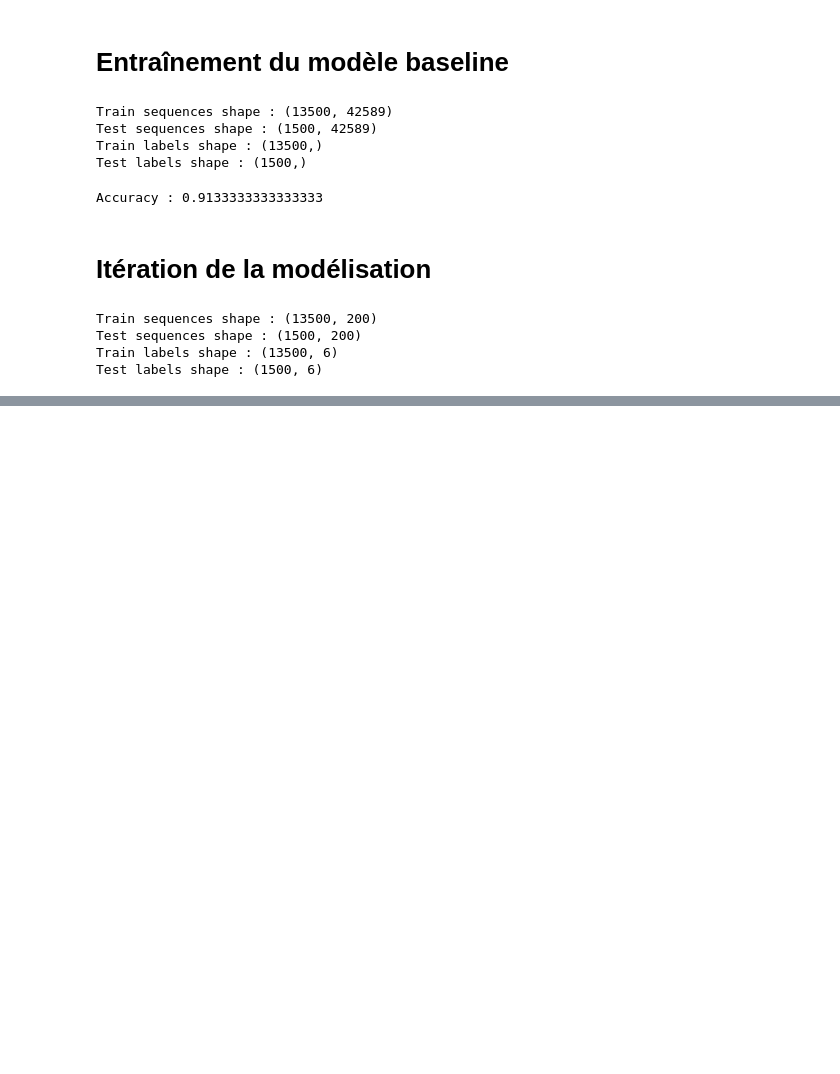
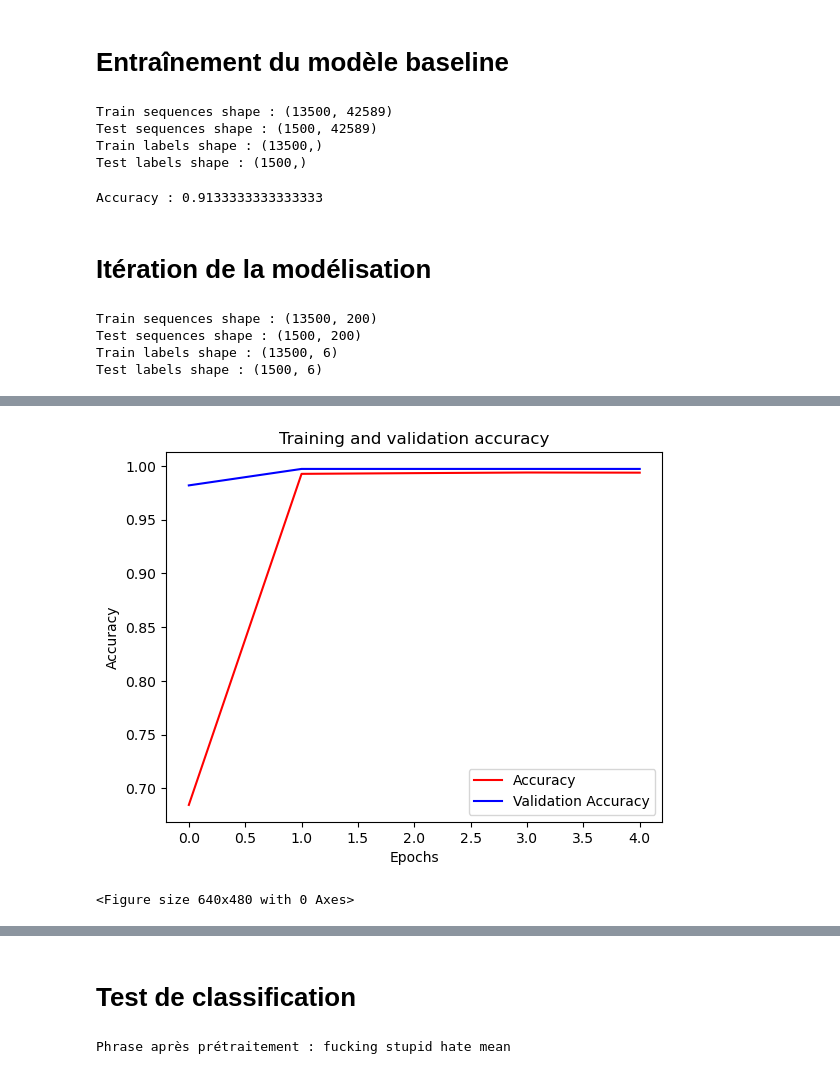
Before and after one commit to SamLouTan/NLP-CCT, a Jupyter notebook: Classification_commentaires_toxiques.ipynb, the cells around one changed output, grey strips where cells are left out. Drawn from its saved outputs; the diff is of its cells as text; code cells hidden in the pictures; blank space fills up the shorter version.

Commit message:
Test du model

```diff
--- a/Classification_commentaires_toxiques.ipynb
+++ b/Classification_commentaires_toxiques.ipynb
@@ -347,0 +353,23 @@ Epoch 5/5
+# %%
+# Affichage des courbes de métriques
+acc=history.history['accuracy']
+val_acc=history.history['val_accuracy']
+
+epochs=range(len(acc))
+
+plt.plot(epochs, acc, 'r')
+plt.plot(epochs, val_acc, 'b')
+plt.title('Training and validation accuracy')
+plt.xlabel("Epochs")
+plt.ylabel("Accuracy")
+plt.legend(["Accuracy", "Validation Accuracy"])
+plt.figure()
+plt.show()
+
+# Affichage du F1 score
+predictions = model.predict(test_sequences)
+predictions = np.round(predictions)
+print(f"F1 score : {f1_score(test_labels, predictions)}")
+# %% [output]
+[figure, added]
+<Figure size 640x480 with 0 Axes>
@@ -347,0 +378,45 @@ Epoch 5/5
+# %% [markdown]
+# Test de classification
+# %%
+from nltk.corpus import stopwords
+from nltk.tokenize import RegexpTokenizer
+from nltk.stem import WordNetLemmatizer
+from keras.preprocessing.text import Tokenizer
+from tensorflow.keras.preprocessing.sequence import pad_sequences  # Import depuis tf.keras
+
+# Phrase à tester
+sentence = "You are fucking stupid ! I hate you ! You are so mean !"
+
+# Passage en minuscule
+sentence = sentence.lower()
+
+# Tokenisation
+tokenizer = RegexpTokenizer(r'\w+')
+sentence = tokenizer.tokenize(sentence)
+
+# Récupération des mots vides en anglais
+stopwords_list = set(stopwords.words('english'))
+
+# Suppression des stopwords
+sentence = [word for word in sentence if word not in stopwords_list]
+
+# Lemmatisation
+Word_Lemmatizer = WordNetLemmatizer()
+sentence = [Word_Lemmatizer.lemmatize(word) for word in sentence]
+
+# Reconstitution de la phrase
+sentence = " ".join(sentence)
+
+print("Phrase après prétraitement : " + sentence)
+
+# Tokenisation de la phrase
+tokenizer = Tokenizer(num_words=20000)
+tokenizer.fit_on_texts([sentence])  # Notez que nous passons la phrase comme une liste
+word_index = tokenizer.word_index
+vocab_size = len(word_index)
+sentence = tokenizer.texts_to_sequences([sentence])  # Notez que nous passons la phrase comme une liste
+
+# Padding de la phrase
+sentence = pad_sequences(sentence, maxlen=41870, padding='post', truncating='post')
+# %% [output]
+Phrase après prétraitement : fucking stupid hate mean
```
Also changed, not shown: parts of 7 cells of this notebook.
